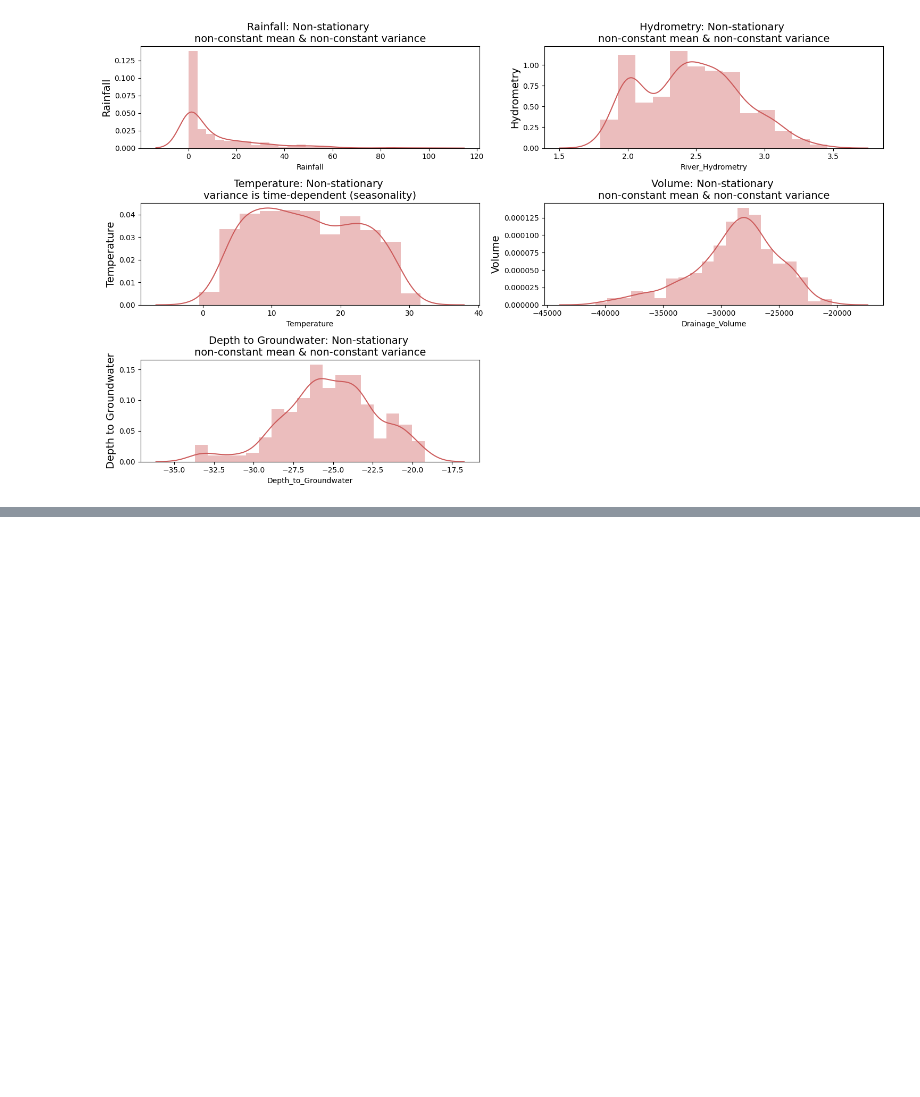
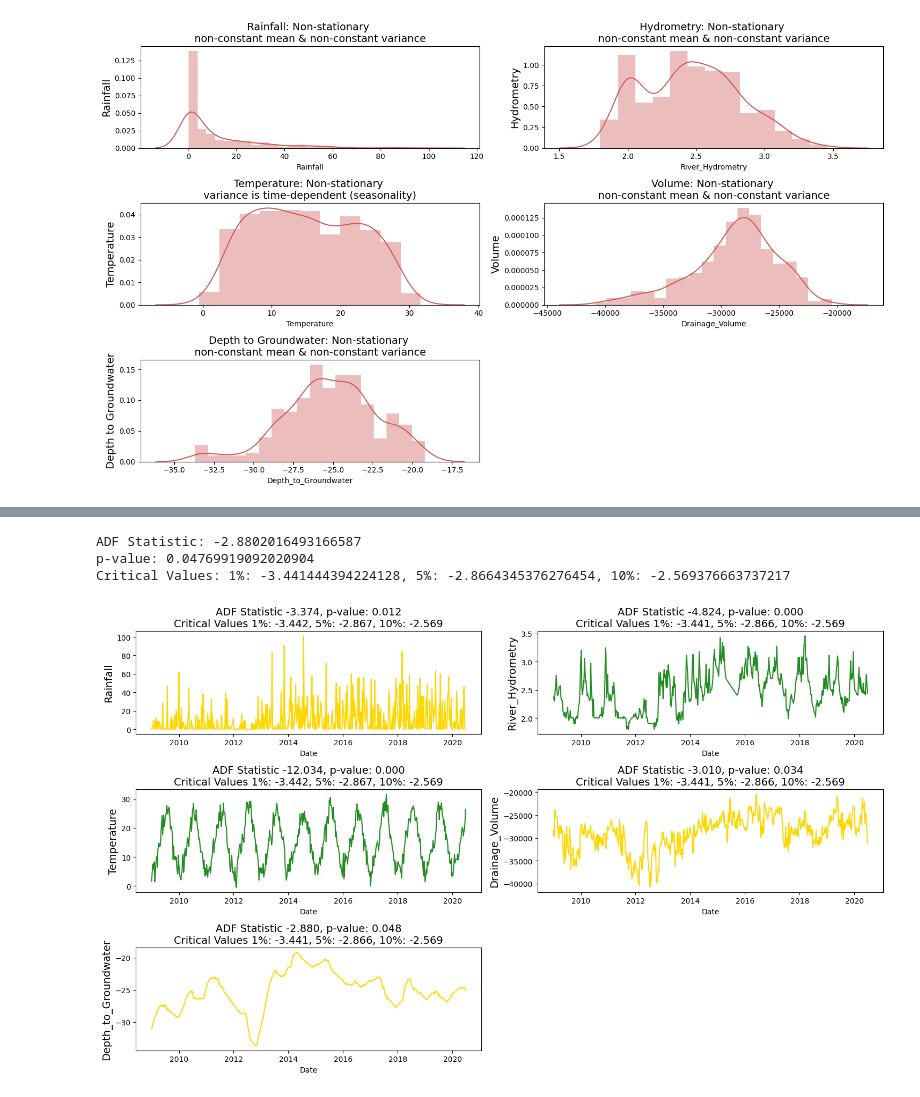
Before and after one commit to sulaiman-shamasna/Introduction-to-Time-series-Forecasting, a Jupyter notebook: notebook_one.ipynb, the cells around one changed output, grey strips where cells are left out. Cells and saved outputs as stored; diff of their text form; code cells hidden in the pictures; blank space fills up the shorter version.

Commit message:
chore: :tada: Update the notebook of time-series forecasting!

```diff
--- a/notebook_one.ipynb
+++ b/notebook_one.ipynb
@@ -482,0 +502,52 @@ plt.show()
+# %%
+from statsmodels.tsa.stattools import adfuller
+
+result = adfuller(df.Depth_to_Groundwater.values)
+adf_stat = result[0]
+p_val = result[1]
+crit_val_1 = result[4]['1%']
+crit_val_5 = result[4]['5%']
+crit_val_10 = result[4]['10%']
+
+print(f"ADF Statistic: {adf_stat}")
+print(f"p-value: {p_val}")
+print(f"Critical Values: 1%: {crit_val_1}, 5%: {crit_val_5}, 10%: {crit_val_10}")
+# %% [output]
+ADF Statistic: -2.8802016493166587
+p-value: 0.04769919092020904
+Critical Values: 1%: -3.441444394224128, 5%: -2.8664345376276454, 10%: -2.569376663737217
+# %%
+f, ax = plt.subplots(nrows=3, ncols=2, figsize=(15, 9))
+
+def visualize_adfuller_results(series, title, ax):
+    result = adfuller(series)
+    significance_level = 0.05
+    adf_stat = result[0]
+    p_val = result[1]
+    crit_val_1 = result[4]['1%']
+    crit_val_5 = result[4]['5%']
+    crit_val_10 = result[4]['10%']
+
+    if (p_val < significance_level) & ((adf_stat < crit_val_1)):
+        linecolor = 'forestgreen'
+    elif (p_val < significance_level) & (adf_stat < crit_val_5):
+        linecolor = 'gold'
+    elif (p_val < significance_level) & (adf_stat < crit_val_10):
+        linecolor = 'orange'
+    else:
+        linecolor = 'indianred'
+    sns.lineplot(x=df.Date, y=series, ax=ax, color=linecolor)
+    ax.set_title(f'ADF Statistic {adf_stat:0.3f}, p-value: {p_val:0.3f}\nCritical Values 1%: {crit_val_1:0.3f}, 5%: {crit_val_5:0.3f}, 10%: {crit_val_10:0.3f}', fontsize=14)
+    ax.set_ylabel(ylabel=title, fontsize=14)
+
+visualize_adfuller_results(df.Rainfall.values, 'Rainfall', ax[0, 0])
+visualize_adfuller_results(df.Temperature.values, 'Temperature', ax[1, 0])
+visualize_adfuller_results(df.River_Hydrometry.values, 'River_Hydrometry', ax[0, 1])
+visualize_adfuller_results(df.Drainage_Volume.values, 'Drainage_Volume', ax[1, 1])
+visualize_adfuller_results(df.Depth_to_Groundwater.values, 'Depth_to_Groundwater', ax[2, 0])
+
+f.delaxes(ax[2, 1])
+plt.tight_layout()
+plt.show()
+# %% [output]
+[figure, added]
```
Also changed, not shown: parts of 8 cells of this notebook.
